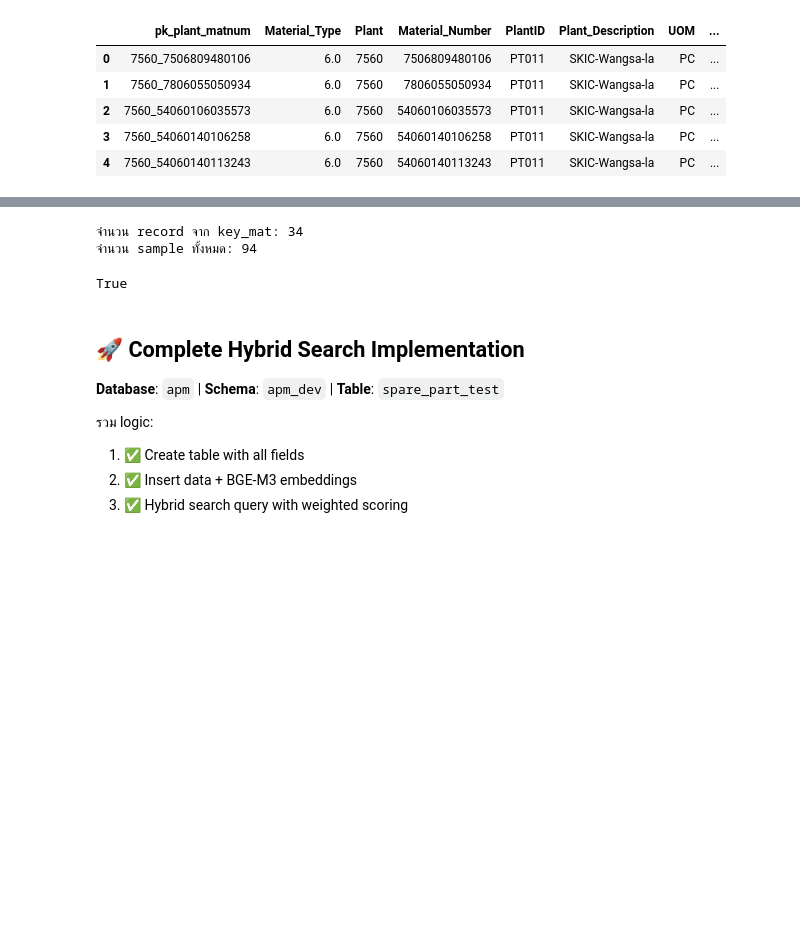
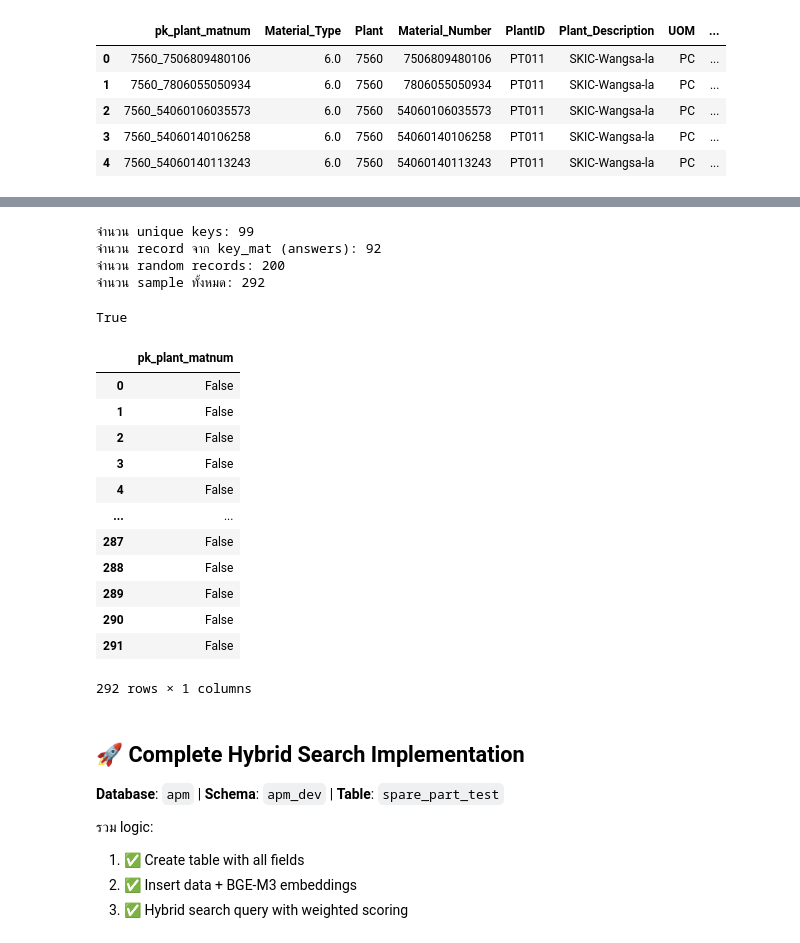
Before and after one commit to puripatuscg/Spare-part-Deduplicate, a Jupyter notebook: test.ipynb, the cells around one changed output, grey strips where cells are left out. Cells and saved outputs as stored; diff of their text form; code cells hidden in the pictures; blank space fills up the shorter version.

```diff
--- a/test.ipynb
+++ b/test.ipynb
@@ -1090,43 +1090,50 @@ valid_records
 # %%
 # ---------------------------
-# 1) เตรียม key 40 ค่า
+# 1) เตรียม key 100 ค่า
 # ---------------------------
-keys_40 = pd.concat([
-    sample20["Key_mat_1"],
-    sample20["Key_mat_2"]
+keys_100 = pd.concat([
+    sample50["Key_mat_1"],
+    sample50["Key_mat_2"]
 ]).dropna().unique()
 
+print(f"จำนวน unique keys: {len(keys_100)}")
+
 # ---------------------------
-# 2) ดึง 40 record จาก table หลัก
+# 2) ดึง record จาก table หลัก
 # ---------------------------
-df_40 = select_select_mm_matType[
-    select_select_mm_matType["pk_plant_matnum"].isin(keys_40)
+df_answers = select_select_mm_matType[
+    select_select_mm_matType["pk_plant_matnum"].isin(keys_100)
 ]
 
-print("จำนวน record จาก key_mat:", len(df_40))
+print(f"จำนวน record จาก key_mat (answers): {len(df_answers)}")
 
 # ---------------------------
 # 3) ตัด record เหล่านี้ออกจาก pool
 # ---------------------------
 remaining_pool = select_select_mm_matType[
-    ~select_select_mm_matType["pk_plant_matnum"].isin(df_40["pk_plant_matnum"])
+    ~select_select_mm_matType["pk_plant_matnum"].isin(df_answers["pk_plant_matnum"])
 ]
 
 # ---------------------------
-# 4) สุ่มเพิ่ม 60 record (lock seed)
+# 4) สุ่มเพิ่ม 200 record (lock seed)
 # ---------------------------
-df_60 = remaining_pool.sample(
-    n=60,
+df_200 = remaining_pool.sample(
+    n=200,
     random_state=42   # 🔒 lock seed
 )
 
+print(f"จำนวน random records: {len(df_200)}")
+
 # ---------------------------
-# 5) รวมเป็น sample size 100
+# 5) รวมเป็น sample size 300
 # ---------------------------
-sample_100 = pd.concat([df_40, df_60], ignore_index=True)
 
-print("จำนวน sample ทั้งหมด:", len(sample_100))
+sample_300 = pd.concat([df_answers, df_200], ignore_index=True)
+
+print(f"จำนวน sample ทั้งหมด: {len(sample_300)}")
 # %% [output]
-จำนวน record จาก key_mat: 34
-จำนวน sample ทั้งหมด: 94
+จำนวน unique keys: 99
+จำนวน record จาก key_mat (answers): 92
+จำนวน random records: 200
+จำนวน sample ทั้งหมด: 292
 # %%
@@ -1134,5 +1141,21 @@ sample_100["pk_plant_matnum"].is_unique
 # %% [output]
 True
+# %%
+sample_300[['pk_plant_matnum']] == '7511_75060672244000'
+# %% [output]
+|  | pk_plant_matnum |
+| 0 | False |
+| 1 | False |
+| 2 | False |
+| 3 | False |
+| 4 | False |
+| ... | ... |
+| 287 | False |
+| 288 | False |
+| 289 | False |
+| 290 | False |
+| 291 | False |
+292 rows × 1 columns
 # %% [markdown]
 ## 🚀 Complete Hybrid Search Implementation
 
```
Also changed, not shown: parts of 20 cells of this notebook, 1 other file.
